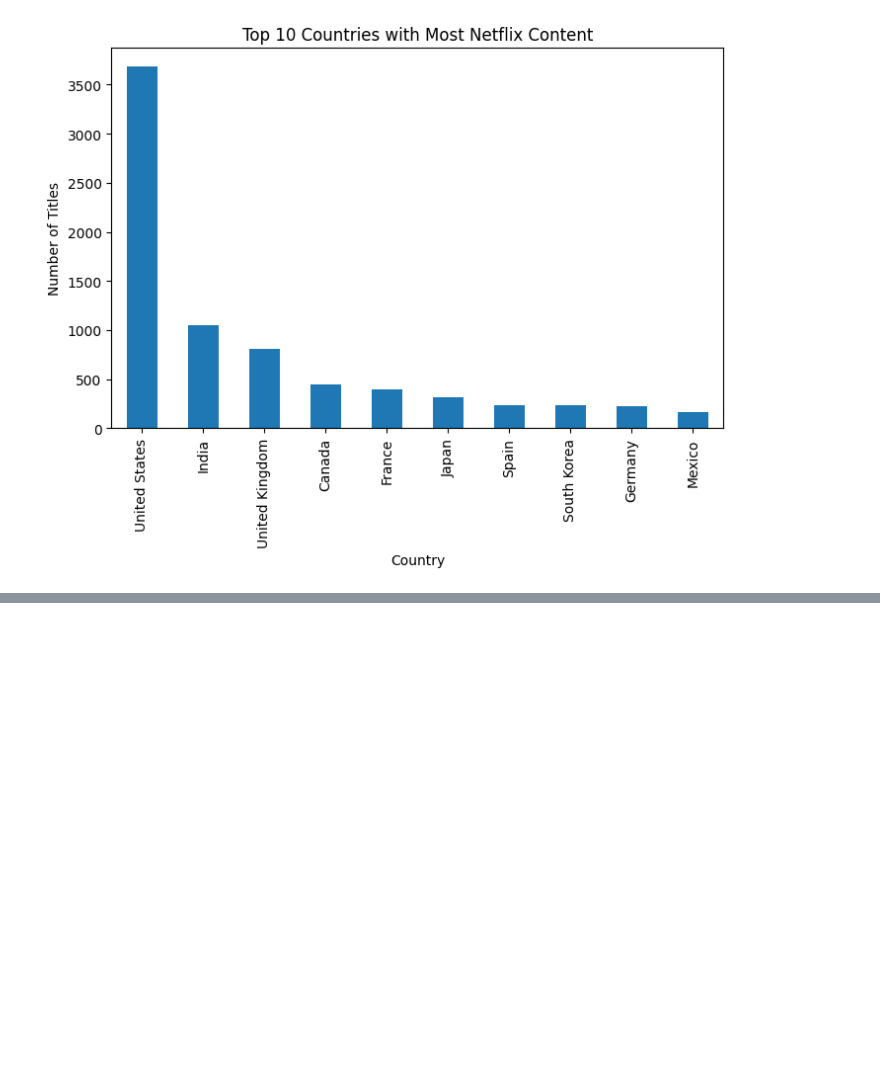
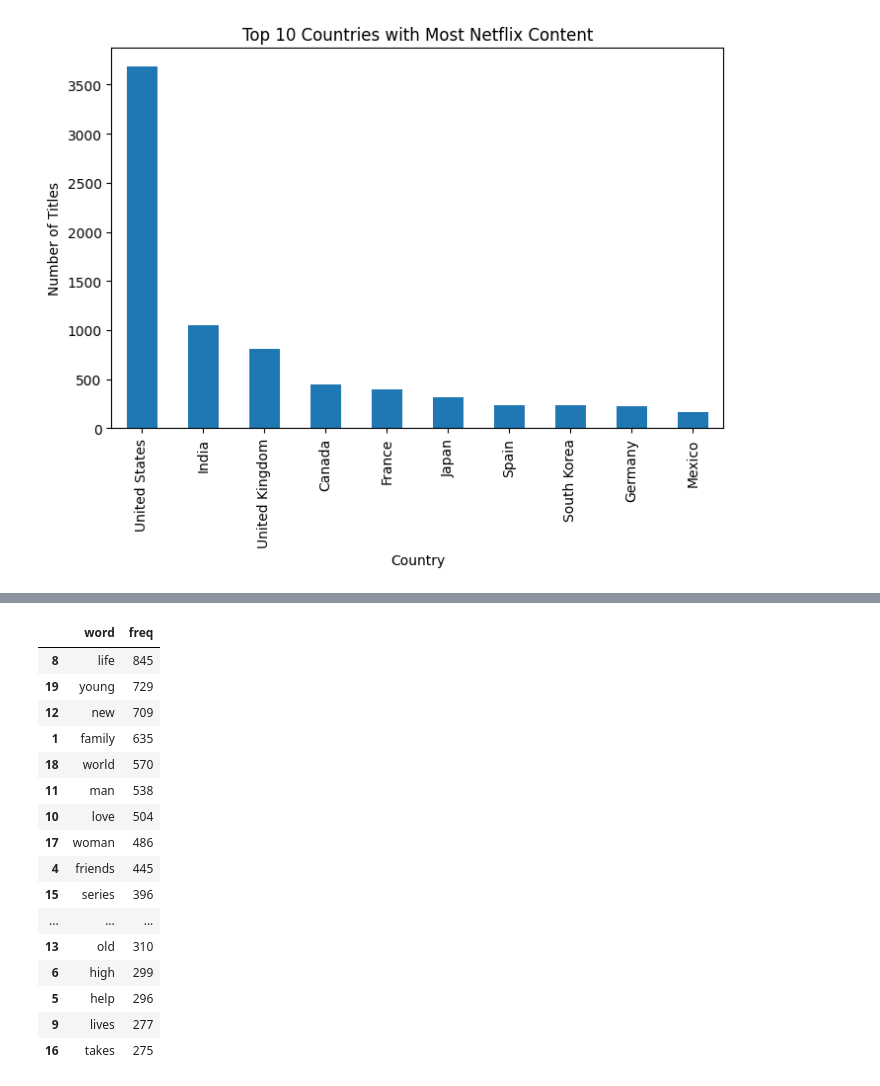
Before and after one commit to JoshOmondi/deep_learning, a Jupyter notebook: NetflixRAG.ipynb, the cells around one changed output, grey strips where cells are left out. Cells and saved outputs as stored; diff of their text form; code cells hidden in the pictures; blank space fills up the shorter version.

```diff
--- a/NetflixRAG.ipynb
+++ b/NetflixRAG.ipynb
@@ -277,0 +318,30 @@ plt.show()
+# %%
+# Word frequency in description
+
+from sklearn.feature_extraction.text import CountVectorizer
+
+vectorizer = CountVectorizer(stop_words='english', max_features=20)
+word_matrix = vectorizer.fit_transform(df['description'].dropna())
+
+words = vectorizer.get_feature_names_out()
+word_freq = word_matrix.sum(axis=0).A1
+
+pd.DataFrame({'word': words, 'freq': word_freq}).sort_values('freq', ascending=False)
+# %% [output]
+|  | word | freq |
+| 8 | life | 845 |
+| 19 | young | 729 |
+| 12 | new | 709 |
+| 1 | family | 635 |
+| 18 | world | 570 |
+| 11 | man | 538 |
+| 10 | love | 504 |
+| 17 | woman | 486 |
+| 4 | friends | 445 |
+| 15 | series | 396 |
+| ... | ... | ... |
+| 13 | old | 310 |
+| 6 | high | 299 |
+| 5 | help | 296 |
+| 9 | lives | 277 |
+| 16 | takes | 275 |
```
Also changed, not shown: parts of 3 cells of this notebook.
